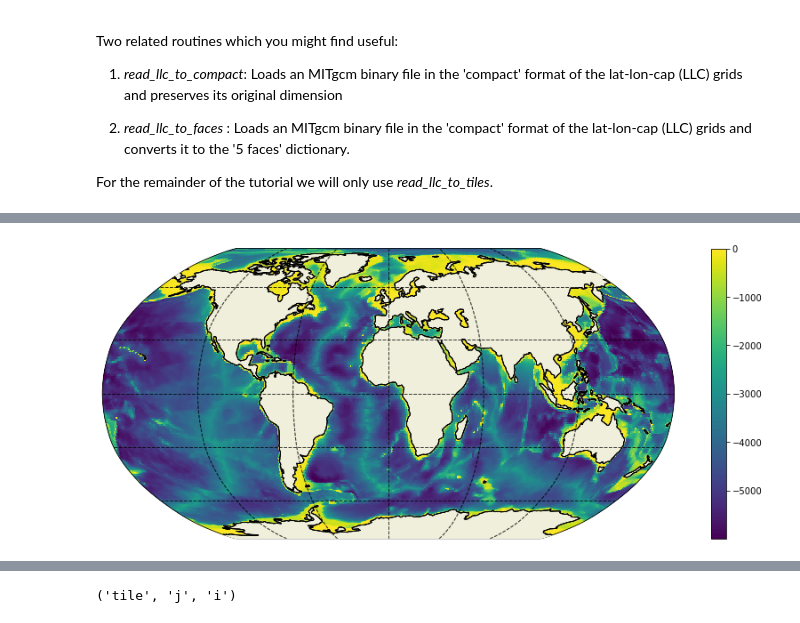
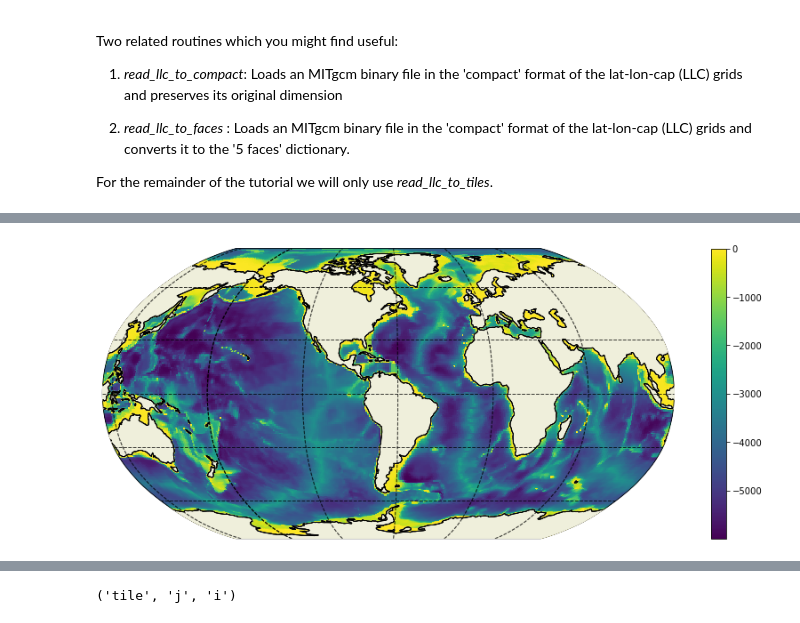
Before and after one commit to ECCO-GROUP/ECCO-v4-Python-Tutorial, a Jupyter notebook: Tutorials_as_Jupyter_Notebooks/ECCO_v4_Loading_LLC_compact_binary_files.ipynb, the cells around one changed output, grey strips where cells are left out. Saved outputs shown, nothing was run; the diff lists cells and outputs as text; code cells hidden in the pictures.

```diff
--- a/Tutorials_as_Jupyter_Notebooks/ECCO_v4_Loading_LLC_compact_binary_files.ipynb
+++ b/Tutorials_as_Jupyter_Notebooks/ECCO_v4_Loading_LLC_compact_binary_files.ipynb
@@ -112,6 +107,6 @@ ecco_grid_dir = '/Users/ifenty/tmp/nctiles_grid/'
 ecco_grid = ecco.load_ecco_grid_nc(input_dir, 'ECCO-GRID.nc')
 # %%
 plt.figure(figsize=(15,6));
-ecco.plot_proj_to_latlon_grid(ecco_grid.XC, ecco_grid.YC, bathy, show_colorbar=True);
+ecco.plot_proj_to_latlon_grid(ecco_grid.XC, ecco_grid.YC, bathy, show_colorbar=True, user_lon_0=-66);
 # %% [output]
-[figure, old version]
+[figure, new version]
```
Also changed, not shown: parts of 43 cells of this notebook, 1 other file.
